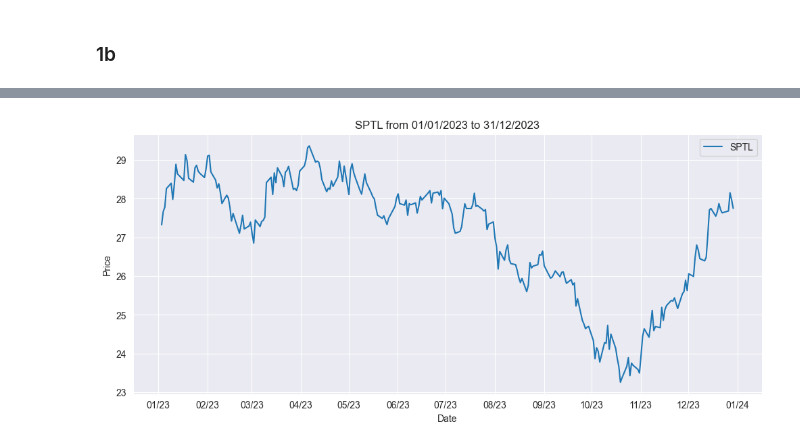
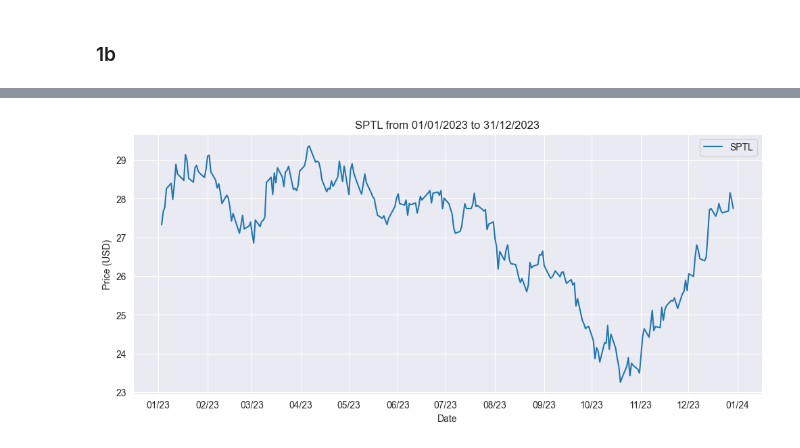
Before and after one commit to benhunt19/algo-trading-project, a Jupyter notebook: dataExploration.ipynb, the cells around one changed output, grey strips where cells are left out. Cells and saved outputs as stored; diff of their text form; code cells hidden in the pictures.

```diff
--- a/dataExploration.ipynb
+++ b/dataExploration.ipynb
@@ -158,14 +178,14 @@ yf_df.to_csv(f'./data/{SPTL_TICKER}_2023.csv')
 # %%
 # Visulize overall structure of the data
 # Plot relevant numerical columns against Close price
 plt.figure(12, figsize=(12,5))
 plt.plot(yf_df['Date'], yf_df['Close'])
 plt.gca().xaxis.set_major_locator(mdates.MonthLocator())
 plt.gca().xaxis.set_major_formatter(mdates.DateFormatter('%m/%y'))
 plt.title(f'{SPTL_TICKER} from {start_formatted} to {end_formatted}')
 plt.legend([SPTL_TICKER])
 plt.xlabel('Date')
-plt.ylabel('Price')
+plt.ylabel('Price (USD)')
 plt.grid(True)
 # %% [output]
-[figure, old version]
+[figure, new version]
```
Also changed, not shown: parts of 6 cells of this notebook, 9 other files.
